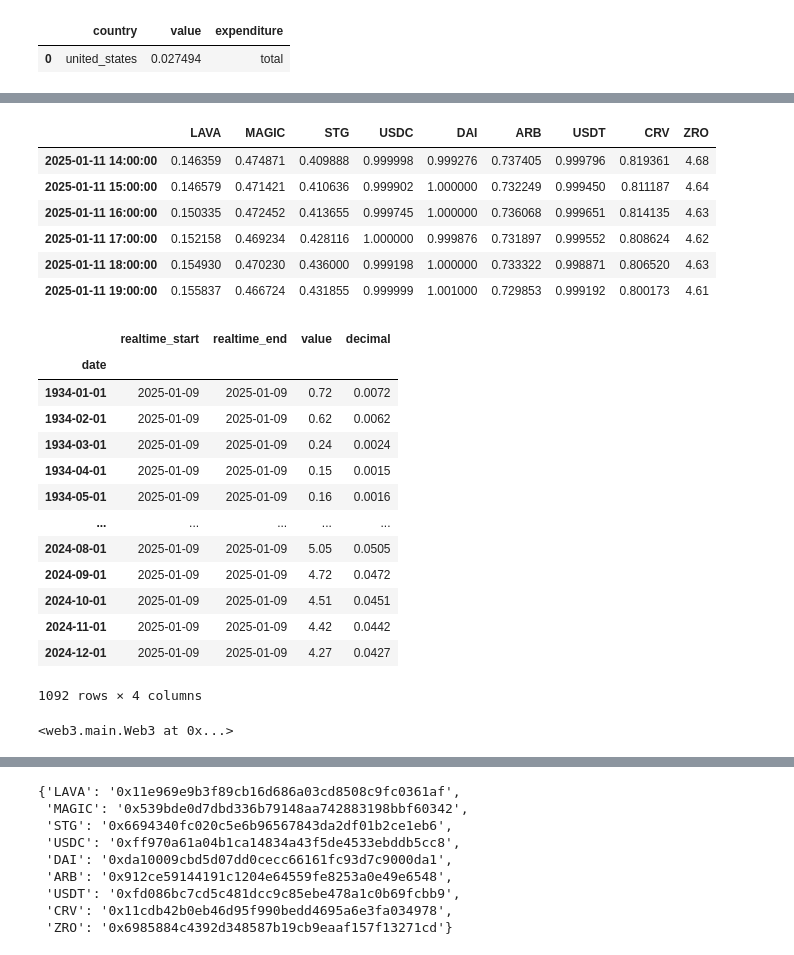
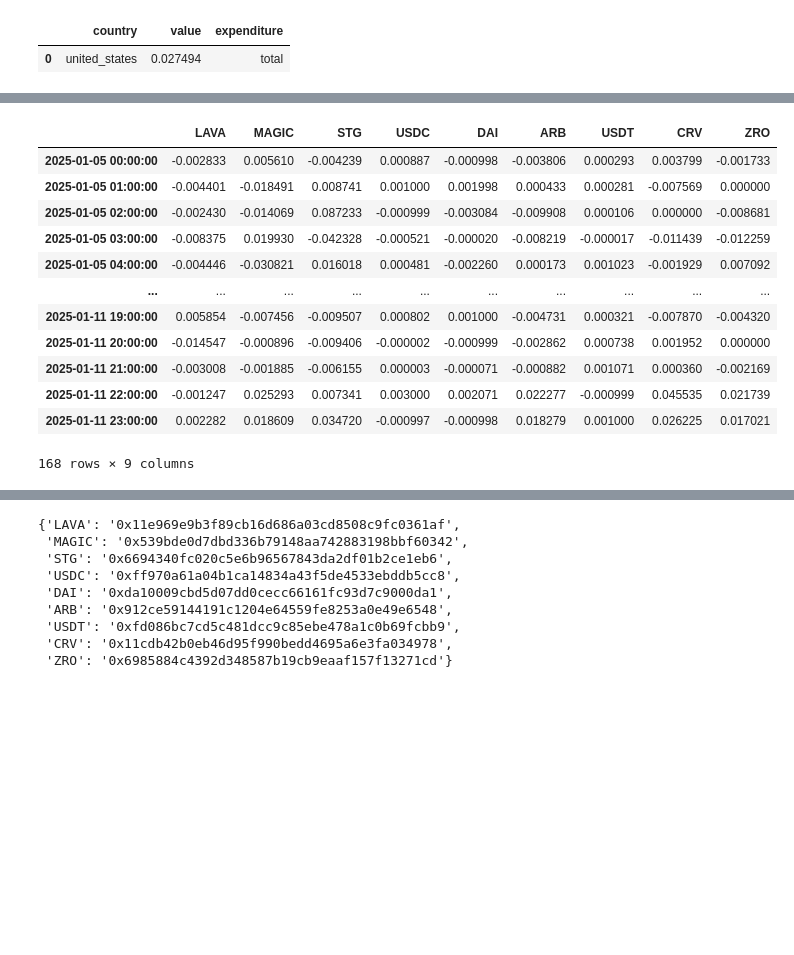
Before and after one commit to robo-advisor-lab/encode_hackathon_project, a Jupyter notebook: notebooks/trade_script.ipynb, the cells around one changed output, grey strips where cells are left out. Cells and saved outputs as stored; diff of their text form; code cells hidden in the pictures; blank space fills up the shorter version.

Commit message:
adding sharpe and excess returns calcs in python

```diff
--- a/notebooks/trade_script.ipynb
+++ b/notebooks/trade_script.ipynb
@@ -42,5 +135,5 @@ cache = Cache('classifier_data')
 # %%
-def network(chain):
+def network_def(chain):
         if chain == 'gnosis':
             primary_gateway = GNOSIS_GATEWAY  # Replace with your Infura URL
             backup_gateway = 'https://lb.nodies.app/v1/406d8dcc043f4cb3959ed7d6673d311a'  # Your backup gateway
@@ -296,0 +440,20 @@ classifier_data
+# %%
+chain = params['network']
+
+w3, gateway = network_def(chain)
+
+account = Account.from_key(PRIVATE_KEY)
+w3.eth.default_account = account.address
+
+three_month_tbill_historical_api = "https://api.stlouisfed.org/fred/series/observations?series_id=TB3MS&file_type=json"
+
+try:
+    three_month_tbill = fetch_and_process_tbill_data(api_url=three_month_tbill_historical_api, api_key=FRED_API_KEY,
+                                                     data_key="observations",
+                                                       date_column="date",
+                                                       value_column="value")
+    three_month_tbill['decimal'] = three_month_tbill['value'] / 100
+    current_risk_free = three_month_tbill['decimal'].iloc[-1]
+    print(f"3-month T-bill data fetched: {three_month_tbill.tail()}")
+except Exception as e:
+    print(f"Error in fetching tbill data: {e}")
@@ -306,7 +481,7 @@ filtered_assets
 array(['LAVA', 'MAGIC', 'STG', 'USDC', 'DAI', 'ARB', 'USDT', 'CRV', 'ZRO'],
       dtype=object)
 # %%
-data_start_date = dt.datetime.now(dt.timezone.utc) - timedelta(hours=5)
+data_start_date = dt.datetime.now(dt.timezone.utc) - timedelta(days=days)
 data_start_date = data_start_date.strftime('%Y-%m-%d %H:00:00')
 
 today_utc = dt.datetime.now(dt.timezone.utc)
@@ -377,32 +551,18 @@ price index: DatetimeIndex(['2025-01-11 14:00:00+00:00', '2025-01-11 15:00:00+00
 # %%
 prices_df.columns = [col.replace('_Price', '') for col in prices_df.columns]
-prices_df
+prices_returns = prices_df.pct_change().dropna()
+prices_returns
 # %% [output]
 |  | LAVA | MAGIC | STG | USDC | DAI | ARB | USDT | CRV | ZRO |
-| 2025-01-11 14:00:00 | 0.146359 | 0.474871 | 0.409888 | 0.999998 | 0.999276 | 0.737405 | 0.999796 | 0.819361 | 4.68 |
-| 2025-01-11 15:00:00 | 0.146579 | 0.471421 | 0.410636 | 0.999902 | 1.000000 | 0.732249 | 0.999450 | 0.811187 | 4.64 |
-| 2025-01-11 16:00:00 | 0.150335 | 0.472452 | 0.413655 | 0.999745 | 1.000000 | 0.736068 | 0.999651 | 0.814135 | 4.63 |
-| 2025-01-11 17:00:00 | 0.152158 | 0.469234 | 0.428116 | 1.000000 | 0.999876 | 0.731897 | 0.999552 | 0.808624 | 4.62 |
-| 2025-01-11 18:00:00 | 0.154930 | 0.470230 | 0.436000 | 0.999198 | 1.000000 | 0.733322 | 0.998871 | 0.806520 | 4.63 |
-| 2025-01-11 19:00:00 | 0.155837 | 0.466724 | 0.431855 | 0.999999 | 1.001000 | 0.729853 | 0.999192 | 0.800173 | 4.61 |
+| 2025-01-05 00:00:00 | -0.002833 | 0.005610 | -0.004239 | 0.000887 | -0.000998 | -0.003806 | 0.000293 | 0.003799 | -0.001733 |
+| 2025-01-05 01:00:00 | -0.004401 | -0.018491 | 0.008741 | 0.001000 | 0.001998 | 0.000433 | 0.000281 | -0.007569 | 0.000000 |
+| 2025-01-05 02:00:00 | -0.002430 | -0.014069 | 0.087233 | -0.000999 | -0.003084 | -0.009908 | 0.000106 | 0.000000 | -0.008681 |
+| 2025-01-05 03:00:00 | -0.008375 | 0.019930 | -0.042328 | -0.000521 | -0.000020 | -0.008219 | -0.000017 | -0.011439 | -0.012259 |
+| 2025-01-05 04:00:00 | -0.004446 | -0.030821 | 0.016018 | 0.000481 | -0.002260 | 0.000173 | 0.001023 | -0.001929 | 0.007092 |
+| ... | ... | ... | ... | ... | ... | ... | ... | ... | ... |
+| 2025-01-11 19:00:00 | 0.005854 | -0.007456 | -0.009507 | 0.000802 | 0.001000 | -0.004731 | 0.000321 | -0.007870 | -0.004320 |
+| 2025-01-11 20:00:00 | -0.014547 | -0.000896 | -0.009406 | -0.000002 | -0.000999 | -0.002862 | 0.000738 | 0.001952 | 0.000000 |
+| 2025-01-11 21:00:00 | -0.003008 | -0.001885 | -0.006155 | 0.000003 | -0.000071 | -0.000882 | 0.001071 | 0.000360 | -0.002169 |
+| 2025-01-11 22:00:00 | -0.001247 | 0.025293 | 0.007341 | 0.003000 | 0.002071 | 0.022277 | -0.000999 | 0.045535 | 0.021739 |
+| 2025-01-11 23:00:00 | 0.002282 | 0.018609 | 0.034720 | -0.000997 | -0.000998 | 0.018279 | 0.001000 | 0.026225 | 0.017021 |
+168 rows × 9 columns
-# %%
-three_month_tbill
-# %% [output]
-|  | realtime_start | realtime_end | value | decimal |
-| date |  |  |  |  |
-| 1934-01-01 | 2025-01-09 | 2025-01-09 | 0.72 | 0.0072 |
-| 1934-02-01 | 2025-01-09 | 2025-01-09 | 0.62 | 0.0062 |
-| 1934-03-01 | 2025-01-09 | 2025-01-09 | 0.24 | 0.0024 |
-| 1934-04-01 | 2025-01-09 | 2025-01-09 | 0.15 | 0.0015 |
-| 1934-05-01 | 2025-01-09 | 2025-01-09 | 0.16 | 0.0016 |
-| ... | ... | ... | ... | ... |
-| 2024-08-01 | 2025-01-09 | 2025-01-09 | 5.05 | 0.0505 |
-| 2024-09-01 | 2025-01-09 | 2025-01-09 | 4.72 | 0.0472 |
-| 2024-10-01 | 2025-01-09 | 2025-01-09 | 4.51 | 0.0451 |
-| 2024-11-01 | 2025-01-09 | 2025-01-09 | 4.42 | 0.0442 |
-| 2024-12-01 | 2025-01-09 | 2025-01-09 | 4.27 | 0.0427 |
-1092 rows × 4 columns
-# %%
-w3
-# %% [output]
-<web3.main.Web3 at 0x...>
```
Also changed, not shown: parts of 56 cells of this notebook, 6 other files.
